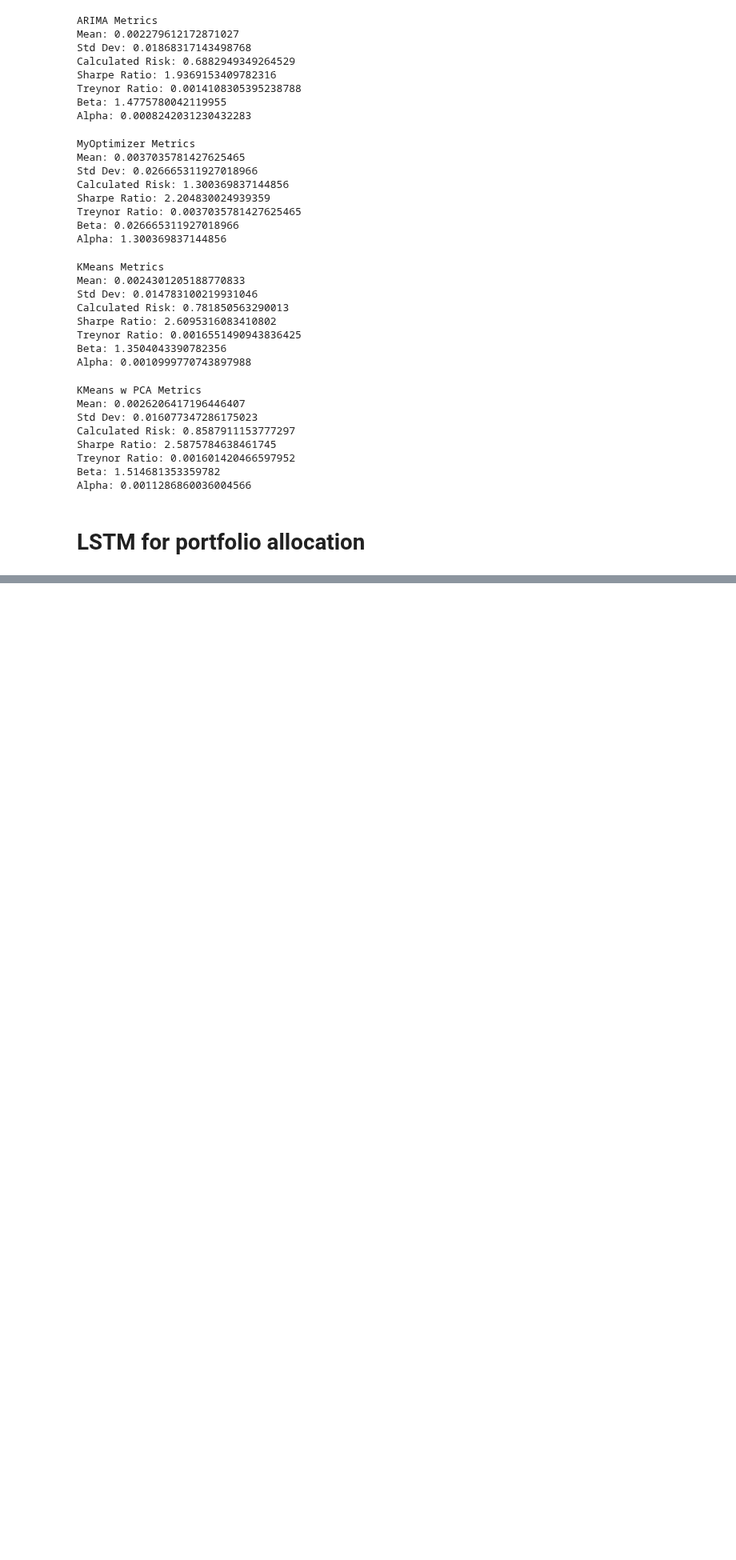
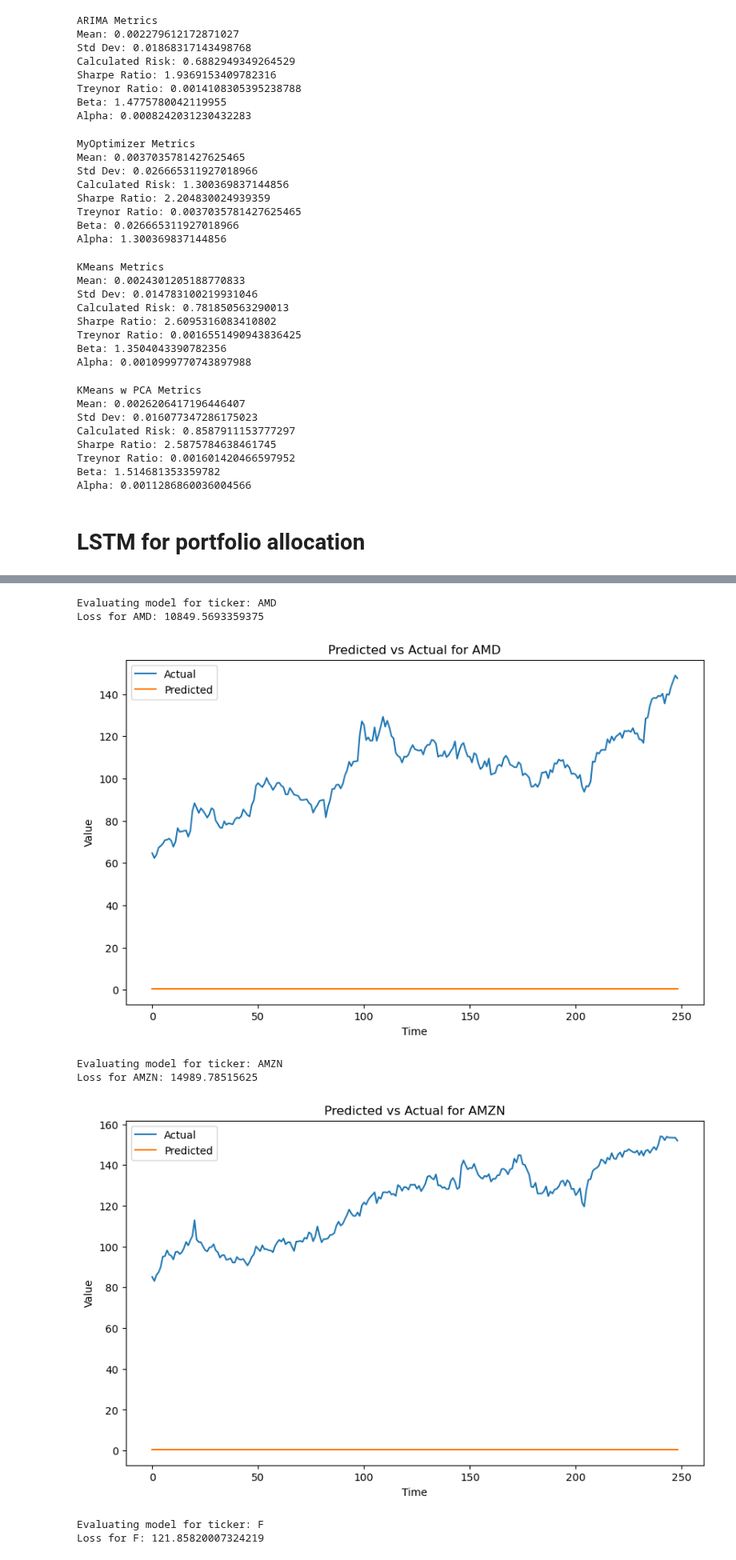
Before and after one commit to dwu359/ml-portfolio-optimization, a Jupyter notebook: portfolio_optimization.ipynb, the cells around one changed output, grey strips where cells are left out. Shown at 80% size. Cells and saved outputs as stored; diff of their text form; code cells hidden in the pictures; blank space fills up the shorter version.

Commit message:
Updated test and plots

```diff
--- a/portfolio_optimization.ipynb
+++ b/portfolio_optimization.ipynb
@@ -379,9 +379,11 @@ Alpha: 0.0011286860036004566
 # LSTM for portfolio allocation
 # %%
 from src.myLSTM import MyLSTM
+# Load the dataset
+test_data, train_data, index_data = InitDataset.get_test_train_data()
 # %%
 seq_len = 100
-num_epochs = 1000
+num_epochs = 100
 # Fit all tickers and get models, loss tracks, and predictions
 models, all_loss_tracks, all_y_preds = MyLSTM.fit_all_tickers(train_data, test_data, seq_len, num_epochs)
 # %% [output]
@@ -405,3 +407,12 @@ Epoch 1000/1000, Loss=0.06609077006578445
 # %%
 # Test the models
-MyLSTM.test(models, test_data, all_loss_tracks, all_y_preds)
+predicted_df, loss_df = MyLSTM.test(models, test_data, all_loss_tracks, all_y_preds)
+# %% [output]
+Evaluating model for ticker: AMD
+Loss for AMD: 10849.5693359375
+[figure, added]
+Evaluating model for ticker: AMZN
+Loss for AMZN: 14989.78515625
+[figure, added]
+Evaluating model for ticker: F
+Loss for F: 121.85820007324219
```
Also changed, not shown: parts of 2 cells of this notebook, 1 other file.
